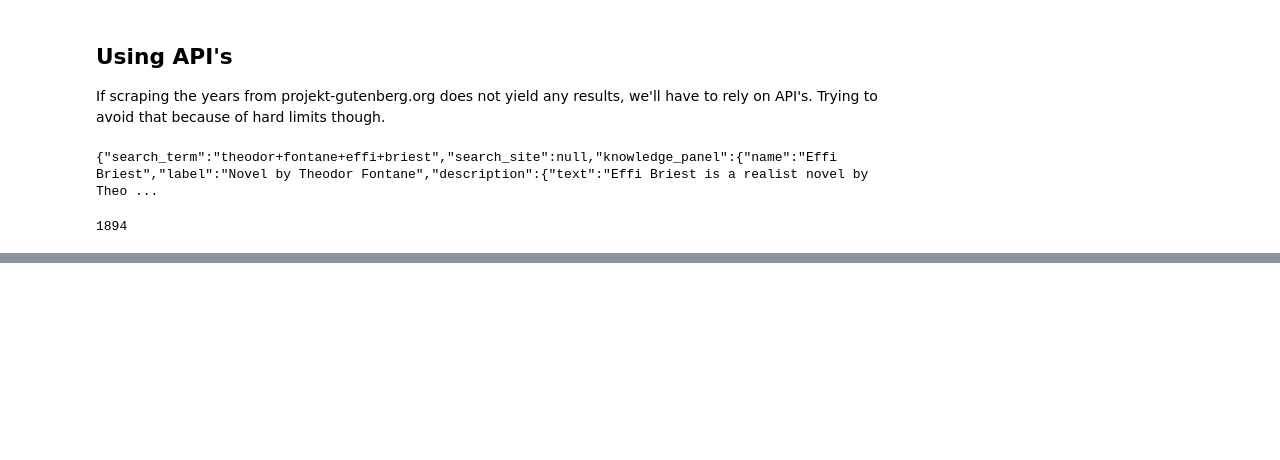
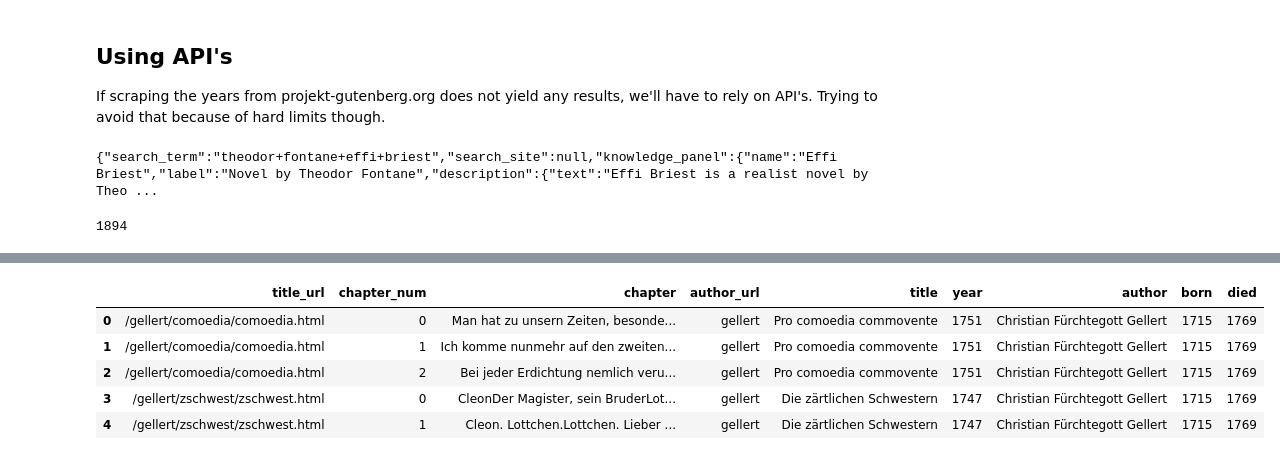
Before and after one commit to ATC-mmueller/nlp_publication_year, a Jupyter notebook: main.ipynb, the cells around one changed output, grey strips where cells are left out. Saved outputs shown, nothing was run; the diff lists cells and outputs as text; code cells hidden in the pictures; blank space fills up the shorter version.

```diff
--- a/main.ipynb
+++ b/main.ipynb
@@ -66,0 +70,4 @@ api_key_dict = keys.load_keys('APIs')
+# %%
+chapters = pd.read_csv('data/chapters.csv')
+authors = pd.read_csv('data/authors.csv')
+titles = pd.read_csv('data/titles.csv')
@@ -66,0 +78,9 @@ api_key_dict = keys.load_keys('APIs')
+# %%
+df.head()
+# %% [output]
+|  | title_url | chapter_num | chapter | author_url | title | year | author | born | died |
+| 0 | /gellert/comoedia/comoedia.html | 0 | Man hat zu unsern Zeiten, besonde... | gellert | Pro comoedia commovente | 1751 | Christian Fürchtegott Gellert | 1715 | 1769 |
+| 1 | /gellert/comoedia/comoedia.html | 1 | Ich komme nunmehr auf den zweiten... | gellert | Pro comoedia commovente | 1751 | Christian Fürchtegott Gellert | 1715 | 1769 |
+| 2 | /gellert/comoedia/comoedia.html | 2 | Bei jeder Erdichtung nemlich veru... | gellert | Pro comoedia commovente | 1751 | Christian Fürchtegott Gellert | 1715 | 1769 |
+| 3 | /gellert/zschwest/zschwest.html | 0 | CleonDer Magister, sein BruderLot... | gellert | Die zärtlichen Schwestern | 1747 | Christian Fürchtegott Gellert | 1715 | 1769 |
+| 4 | /gellert/zschwest/zschwest.html | 1 | Cleon. Lottchen.Lottchen. Lieber ... | gellert | Die zärtlichen Schwestern | 1747 | Christian Fürchtegott Gellert | 1715 | 1769 |
```
Also changed, not shown: parts of 31 cells of this notebook, 1 other file.
